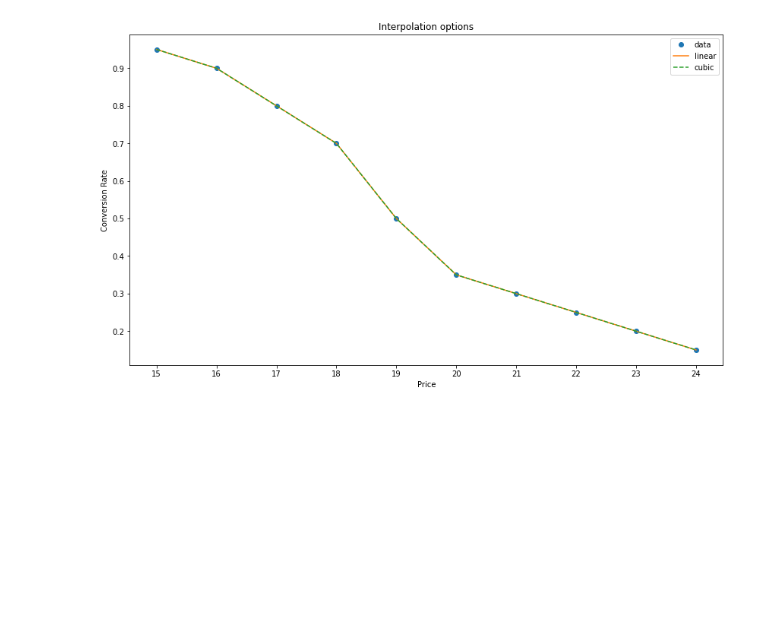
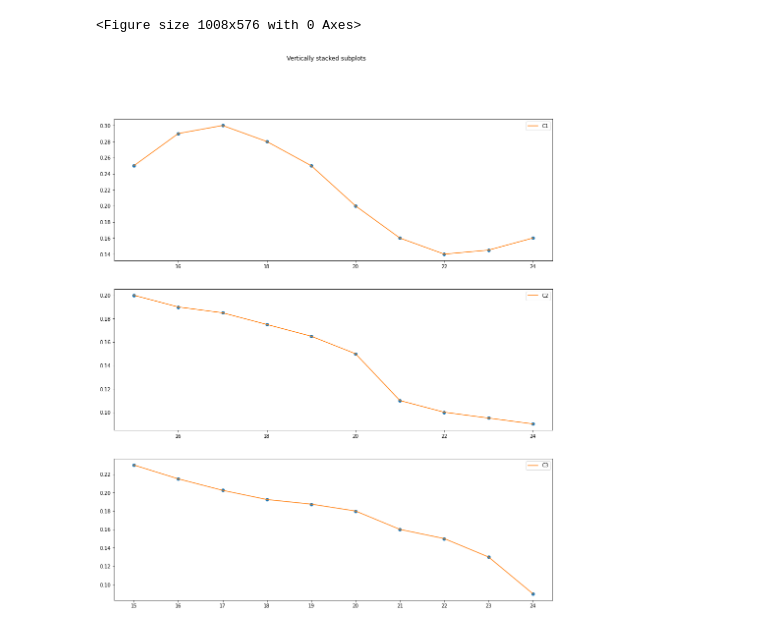
Before and after one commit to fcolombo7/DataIntelligenceApplications, a Jupyter notebook: data_generators/test.ipynb, the cells around one changed output. Drawn from its saved outputs; the diff is of its cells as text; code cells hidden in the pictures; blank space fills up the shorter version.

```diff
--- a/data_generators/test.ipynb
+++ b/data_generators/test.ipynb
@@ -5,37 +5,34 @@ from scipy.interpolate import interp1d
 # %%
 # discrete values of price
 prices = np.linspace(15.0, 24.0, num=10, endpoint=True)
 
 # discrete values of bids
 bids = []
 
 #customer categories
-categories = ["C1", "C2", "C3", "C4"]
+categories = ["C1", "C2", "C3"]
+#c1 - TRUE TRUE
+#c2 - FALSE FALSE (NO ONLINE, NO SPESSO)
+#c3 - TF FT
 
-probabilities = [[0.95, 0.90, 0.8, 0.7, 0.5, 0.35, 0.30, 0.25, 0.20, 0.15],
-                 [0.95, 0.90, 0.8, 0.7, 0.5, 0.35, 0.30, 0.25, 0.20, 0.15],
-                 [0.95, 0.90, 0.8, 0.7, 0.5, 0.35, 0.30, 0.25, 0.20, 0.15],
-                 [0.95, 0.90, 0.8, 0.7, 0.5, 0.35, 0.30, 0.25, 0.20, 0.15]]
+probabilities = [[0.25, 0.29, 0.30, 0.28, 0.25, 0.20, 0.16, 0.14, 0.145, 0.16],
+                 [0.20, 0.19, 0.185, 0.175, 0.165, 0.15, 0.11, 0.10, 0.095, 0.09],
+                 [0.23, 0.215, 0.2025, 0.1925, 0.1875, 0.18, 0.16, 0.15, 0.13, 0.09]]
+
 
 plt.figure(figsize=(14,8))
+fig, axs = plt.subplots(3, figsize=(16,18))
+fig.suptitle('Vertically stacked subplots')
+plt.xticks(x)
+for i in range(0,len(probabilities)):
+    y = probabilities[i]
+    x = prices
+    f2 = interp1d(x, y, kind='cubic')
 
-#only the first one is shown uo to now
-y = probabilities[0]
-x = prices
-f = interp1d(x, y)
-f2 = interp1d(x, y, kind='cubic')
-
-plt.xticks(x)
-
-plt.plot(x, y, 'o', label="data")
-plt.plot(x, f(x), '-', label="linear")
-plt.plot(x, f2(x), '--', label="cubic")
-
-plt.legend(loc='best')
-plt.title("Interpolation options")
-plt.xlabel("Price")
-plt.ylabel("Conversion Rate")
-
-plt.show()
+    axs[i].plot(x, y, 'o') ##
+    #plt.plot(x, f(x), '-', label="linear")
+    axs[i].plot(x, f2(x), '-', label=categories[i])
+    axs[i].legend(loc='best')
 # %% [output]
+<Figure size 1008x576 with 0 Axes>
-[figure, old version]
+[figure, new version]
```
Also changed, not shown: parts of 4 cells of this notebook.
